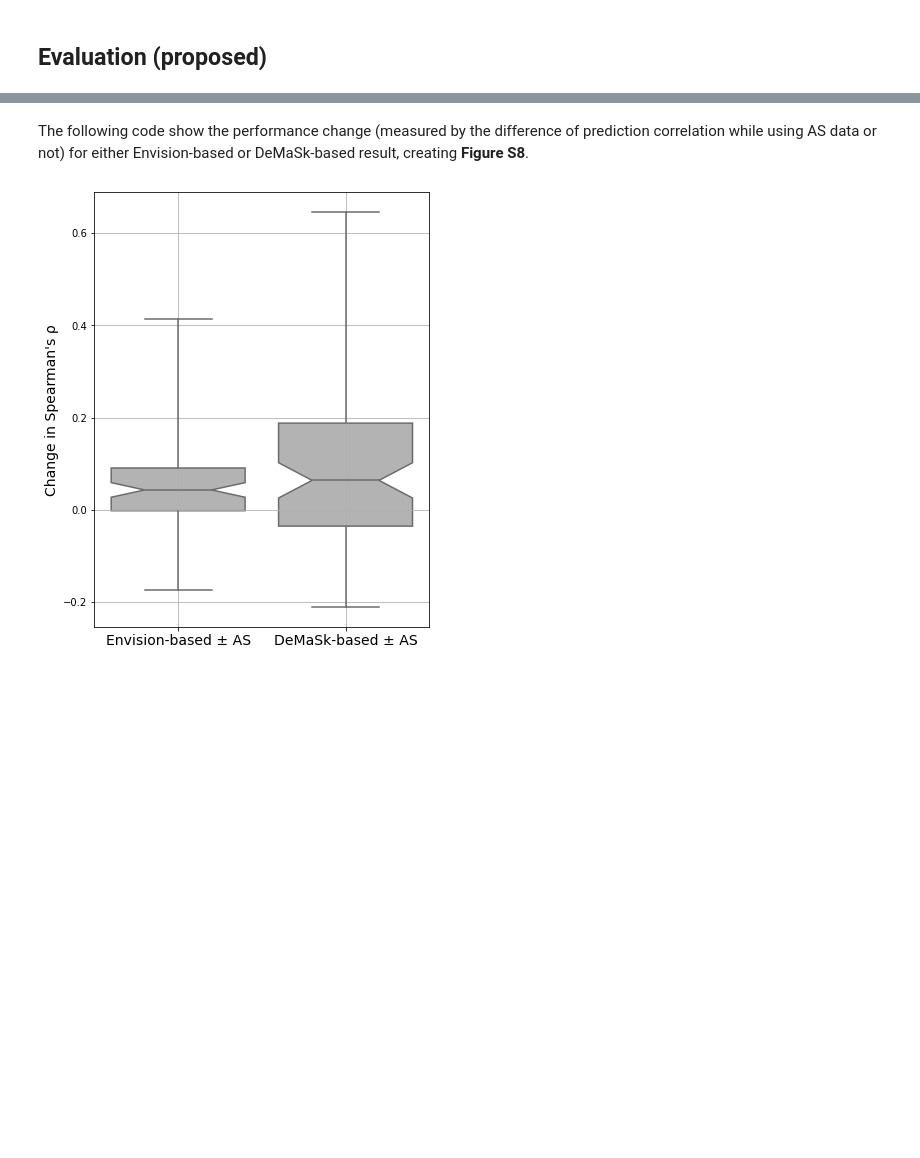
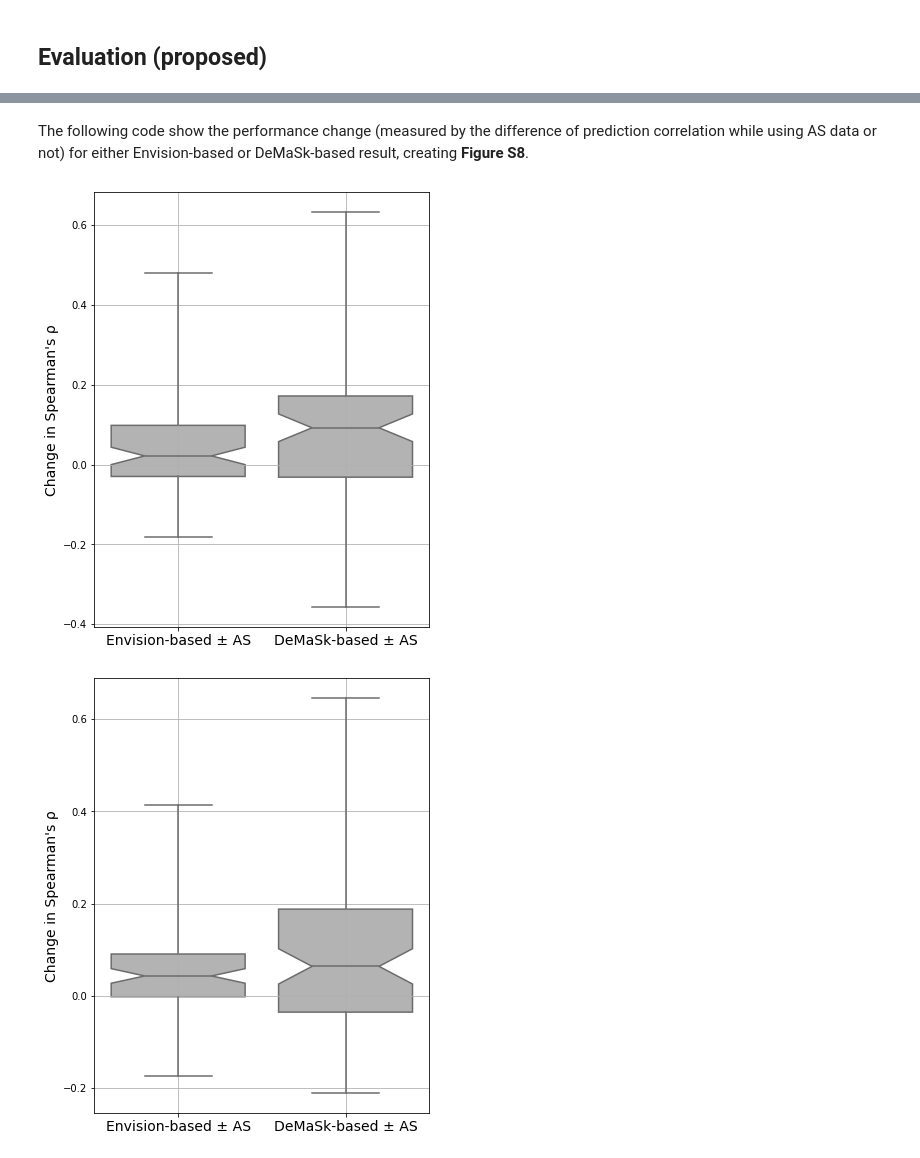
Before and after one commit to PapenfussLab/DMS_with_Alanine_scan, a Jupyter notebook: jupyter_code/P3_Alternative_modelling_options.ipynb, the cells around one changed output, grey strips where cells are left out. Cells and saved outputs as stored; diff of their text form; code cells hidden in the pictures; blank space fills up the shorter version.

```diff
--- a/jupyter_code/P3_Alternative_modelling_options.ipynb
+++ b/jupyter_code/P3_Alternative_modelling_options.ipynb
@@ -566,7 +585,9 @@ def read_lopo_prediction_result(result_dir, target_proteins):
 # %%
 #env_based_pred = read_lopo_prediction_result('../result/prediction/alternative_models/envision/full_envision/',
 #                                             dmsas_env.uniprot_id.unique())
-env_based_pred = read_lopo_prediction_result('/Users/fu.j/Documents/Spartan_Process/007_extrapolation/13_sel_env/13_09_improve/15_avail_comp/log/',
+#env_based_pred = read_lopo_prediction_result('/Users/fu.j/Documents/Spartan_Process/007_extrapolation/13_sel_env/13_09_improve/15_avail_comp/log/',
+#                                             dmsas_env[dmsas_env['Ascan_score_avail']].uniprot_id.unique())
+env_based_pred = read_lopo_prediction_result('/Users/fu.j/Documents/Spartan_Process/007_extrapolation/13_sel_env/15_221024/03_01_no_feat_avail/log/',
                                              dmsas_env[dmsas_env['Ascan_score_avail']].uniprot_id.unique())
 dem_based_pred = read_lopo_prediction_result('../result/prediction/alternative_models/envision/demask_comparison/',
-                                             dmsas_env.uniprot_id.unique())
+                                             [x for x in dmsas_env.uniprot_id.unique() if x not in ['P31016', 'P02829', 'P62593', 'P06654']])
@@ -594,8 +615,21 @@ model_perform = pd.merge(model_perform, data_info, left_index=True, right_on='dm
 # %%
 if_one_residue = dmsas_env.groupby('dmsa_id')['u_pos'].nunique()
 one_residue_filter = if_one_residue[if_one_residue == 1].index
-# %% [markdown]
-The following code show the performance change (measured by the difference of prediction correlation while using AS data or not) for either Envision-based or DeMaSk-based result, creating __Figure S8__.
+# %% [markdown]
+The following code show the performance change (measured by the difference of prediction correlation while using AS data or not) for either Envision-based or DeMaSk-based result, creating __Figure S8__.
+# %%
+vis_data = model_perform[model_perform['Ascan_id'].notna()].query("dmsa_id not in @one_residue_filter")
+
+fig, ax = plt.subplots(1,1,figsize=(6, 8))
+fig.patch.set_facecolor('w')
+sns.boxplot(data=vis_data, x='model', y='diff_spear', color=(0.7,)*3, notch=True, whis=np.inf, ax=ax)
+ax.set_xticklabels(ax.get_xticklabels(), fontsize=14, rotation=0)
+ax.set_ylabel('Change in Spearman\'s ρ', fontsize=14)
+ax.set_xlabel('')
+ax.grid()
+plt.show()
+# %% [output]
+[figure, added]
 # %%
 vis_data = model_perform[model_perform['Ascan_id'].notna()].query("dmsa_id not in @one_residue_filter")
 
```
Also changed, not shown: parts of 92 cells of this notebook, 6 other files.
